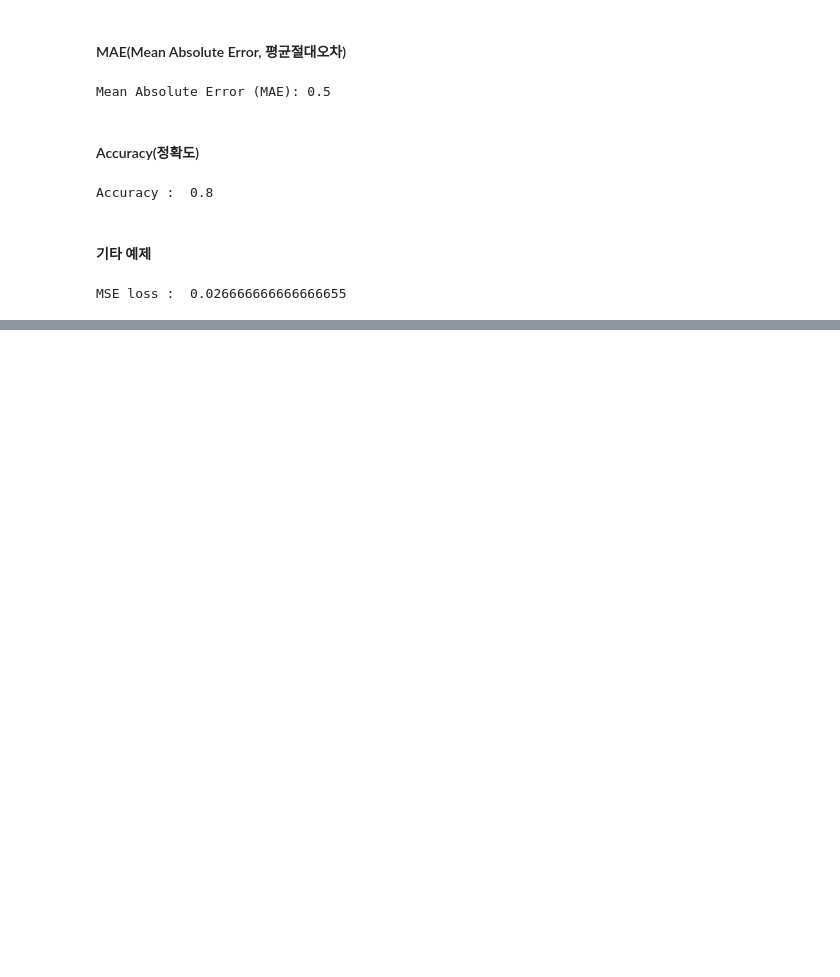
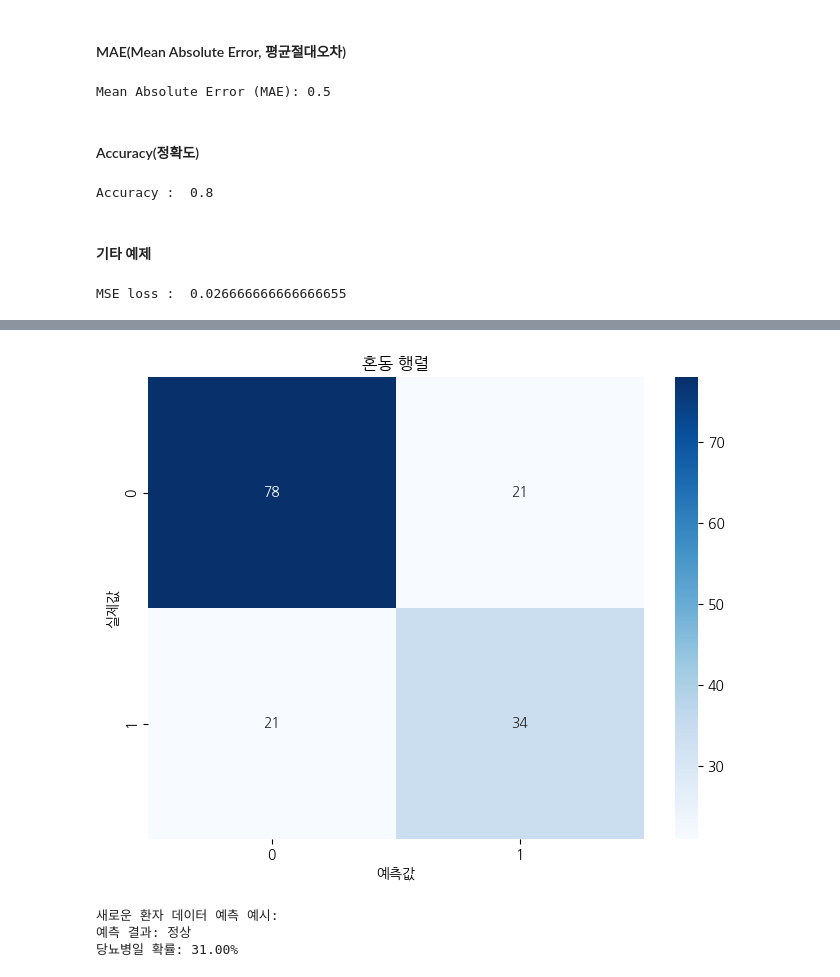
Before and after one commit to PlaidMoon99/AI_project, a Jupyter notebook: LinerRegression.ipynb, the cells around one changed output, grey strips where cells are left out. Saved outputs shown, nothing was run; the diff lists cells and outputs as text; code cells hidden in the pictures; blank space fills up the shorter version.

```diff
--- a/LinerRegression.ipynb
+++ b/LinerRegression.ipynb
@@ -1075,0 +1198,3 @@ MSE loss :  0.026666666666666655
+# %%
+# 예측
+y_pred = rf_model.predict(X_test)
@@ -1075,0 +1240,25 @@ MSE loss :  0.026666666666666655
+# %%
+# 혼동 행렬 시각화
+plt.figure(figsize=(8, 6))
+cm = confusion_matrix(y_test, y_pred)
+sns.heatmap(cm, annot=True, fmt='d', cmap='Blues')
+plt.title('혼동 행렬')
+plt.xlabel('예측값')
+plt.ylabel('실제값')
+plt.show()
+# %% [output]
+[figure, added]
+# %%
+# 새로운 환자 데이터로 예측 예시
+print("\n새로운 환자 데이터 예측 예시:")
+# 임의의 환자 데이터 생성
+new_patient = X_test.iloc[0:1]
+prediction = rf_model.predict(new_patient)
+prediction_prob = rf_model.predict_proba(new_patient)
+
+print(f"예측 결과: {'당뇨병 환자' if prediction[0] == 1 else '정상'}")
+print(f"당뇨병일 확률: {prediction_prob[0][1]:.2%}")
+# %% [output]
+새로운 환자 데이터 예측 예시:
+예측 결과: 정상
+당뇨병일 확률: 31.00%
```
Also changed, not shown: parts of 60 cells of this notebook.
